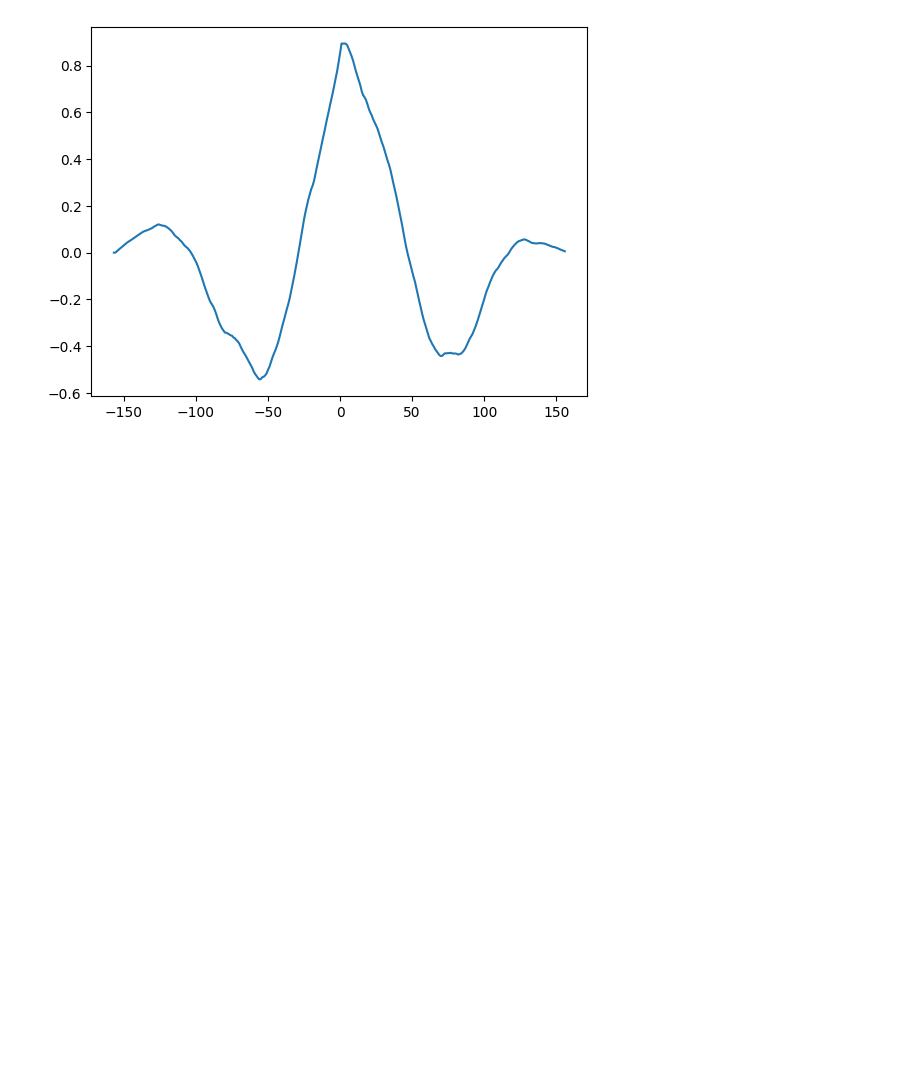
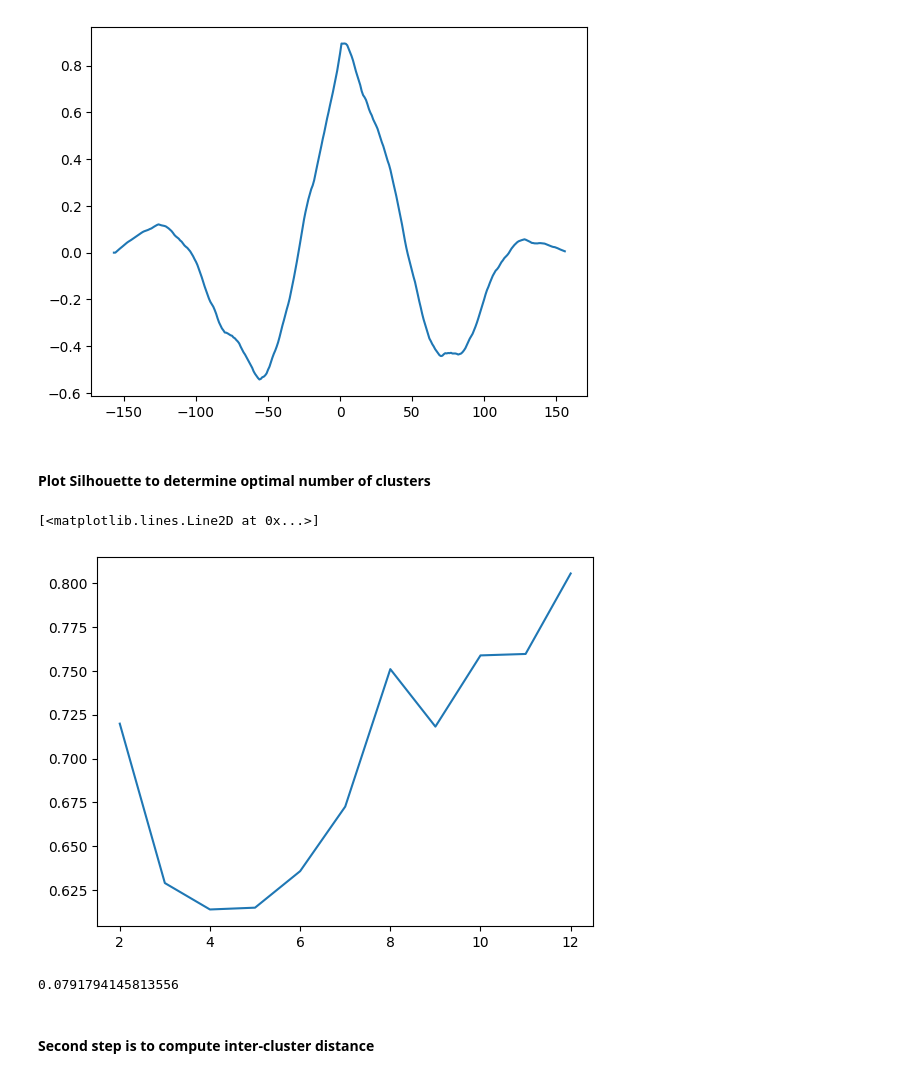
Before and after one commit to valerio591/JDE-Clustering, a Jupyter notebook: kshape.ipynb, the cells around one changed output. Drawn from its saved outputs; the diff is of its cells as text; code cells hidden in the pictures; blank space fills up the shorter version.

```diff
--- a/kshape.ipynb
+++ b/kshape.ipynb
@@ -18,7 +23,9 @@ from tslearn.clustering import KShape
 #### Test on some financial time series
 # %%
 # Download data sample
-tickers = ["BTC-USD", "ETH-USD", "GOOG", "MSFT", "LINK-USD", "AAPL", "NFLX", "WMT", "KO"]
+tickers = ["BTC-USD", "ETH-USD", "GOOG", "MSFT", "LINK-USD", "AAPL", "NFLX", "WMT", "KO", "PEP",
+           "TSM", "INTC", "AMD","NVDA", "TSLA", "META", "SPY", "^DJI", "^IXIC", "GOLD", "JPM",
+            "WFC", "GS" ]
 start_date = "2020-01-01"
 end_date = "2022-12-31"
 
@@ -98,12 +102,8 @@ KO is in cluster 3
 Clustering looks good once the number of clusters is knwon in advance. Implement the Silhouette metric in order to identifie the number of clusters.
 To do so, build the framework to compute intra and inter-cluster distance thorugh SBD.
 # %%
-# Set default generator
-rng = np.random.default_rng(123)
-x = pd.DataFrame({'val':rng.random(10)})
-y = pd.DataFrame({'val': rng.random(10)})
+# Define functions to compute distance
 
-# compute argmax for the vector of autocorrelations
 def ncc(x:pd.DataFrame, y:pd.DataFrame):
     '''Returns the normalized autocorrelation coeffiencent between two time series
     given all possible shifts'''
@@ -114,15 +114,16 @@ def ncc(x:pd.DataFrame, y:pd.DataFrame):
         autocorr.append(np.dot(shifted.transpose(), y)[0][0]/normalizer)
     return autocorr
 
-#check compution of sbd. Using the formula in ncc or selcting the autocorrealtions vector throug argmax should yield the same result
+
 def sbd(x:pd.DataFrame, y:pd.DataFrame):
     '''Returns the Shape-based Distance between two time series according to the Gravano and
     Paparrizos (2015) definition using the normalized cross correlation coefficient'''
     autocorr = ncc(x,y)
     normalizer = float(np.sqrt(np.dot(x.transpose(), x)*np.dot(y.transpose(), y)))
-    shift_opt = len(btc)-1-np.argmax(autocorr)
-    shifted = np.nan_to_num(x.shift(shift_opt), copy = False)
-    return 1 - autocorr[np.argmax(autocorr)]
+    shift_opt = np.argmax(autocorr)-len(btc)
+    shifted = np.nan_to_num(x.shift(shift_opt-1), copy = False)
+    res = 1 - autocorr[np.argmax(autocorr)]
+    return 1 - np.dot(shifted.transpose(), y)[0][0]/normalizer
 
 btc = pd.DataFrame({'val': [float(x) for x in X[0]]})
 eth = pd.DataFrame({'val': [float(x) for x in X[1]]})
@@ -130,9 +131,65 @@ eth = pd.DataFrame({'val': [float(x) for x in X[1]]})
 autocorr = ncc(btc,eth)
 start = len(btc)
 
+# Plot the autocorrelation vector
 plt.plot(np.arange(-len(btc),len(btc)),autocorr)
 
 print(sbd(btc,eth))
 # %% [output]
 0.10507016969792682
 [figure]
+# %% [markdown]
+#### Plot Silhouette to determine optimal number of clusters
+# %%
+# Inter-cluster distance
+start_clust = 2
+end_clust = int(round(X.shape[0]/2))
+inter_dist = []
+intra_dist = []
+for n_clusters in range(start_clust,end_clust+1):
+    #print('#----------------------------------#')
+    #print('#------- Test for {n} clusters ------#'.format(n = n_clusters))
+    #print('#----------------------------------#')
+    model = KShape(n_clusters = n_clusters, verbose = False, n_init=100, random_state = 0)
+    model.fit(X)
+    result = model.fit_predict(X)
+    inter_clst_distance = []
+    for clst in range(n_clusters):
+        series = []
+        centroid = pd.DataFrame({'centroid': [float(i) for i in model.cluster_centers_[clst]]})
+        indices = [x for x in range(len(tickers)) if result[x] == clst]
+        for index in indices:
+            series.append(X[index])
+        series = np.array(series)
+        for serie in series:
+            serie = pd.DataFrame({'serie' : [float(i) for i in serie]})
+            dist = sbd(serie,centroid)
+            inter_clst_distance.append(dist)
+            #print("Inter-cluster distance for cluster " + str(clst+1) + " is " + str(inter_clst_distance))
+    inter_dist.append(np.mean(np.array(inter_clst_distance)))
+    intra_clust_dist = []
+    for i in range(X.shape[0]):
+        serie = X[i,:,:]
+        b_clust = result[i]
+        o_clust = [x for x in range(n_clusters) if x != b_clust]
+        #print('### Processing series {n} ###'.format(n = i))
+        dist = []
+        for clst in o_clust:
+            dist.append(sbd(pd.DataFrame({'Serie': [float(x) for x in serie]}), pd.DataFrame({'centroid': [float(x) for x in model.cluster_centers_[clst]]})))
+        intra_clust_dist.append(min(dist))
+    intra_dist.append(np.mean(np.array(intra_clust_dist)))
+silhouette = []
+for j in range(len(intra_dist)):
+    silhouette.append((intra_dist[j] - inter_dist[j])/max(intra_dist[j], inter_dist[j]))
+plt.plot(np.arange(start_clust,end_clust+1), silhouette)
+# plt.plot(np.arange(start_clust,end_clust+1), inter_dist)
+# %% [output]
+[<matplotlib.lines.Line2D at 0x...>]
+[figure, added]
+# %%
+a = np.mean(np.array(inter_dist))
+print(inter_dist[3])
+# %% [output]
+0.0791794145813556
+# %% [markdown]
+#### Second step is to compute inter-cluster distance
```
Also changed, not shown: parts of 8 cells of this notebook.
